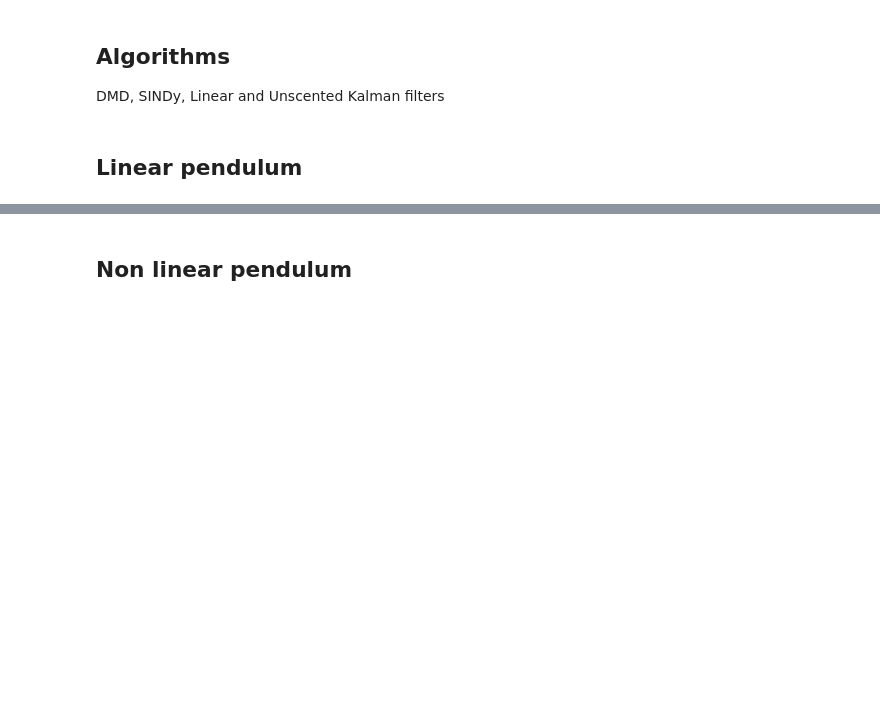
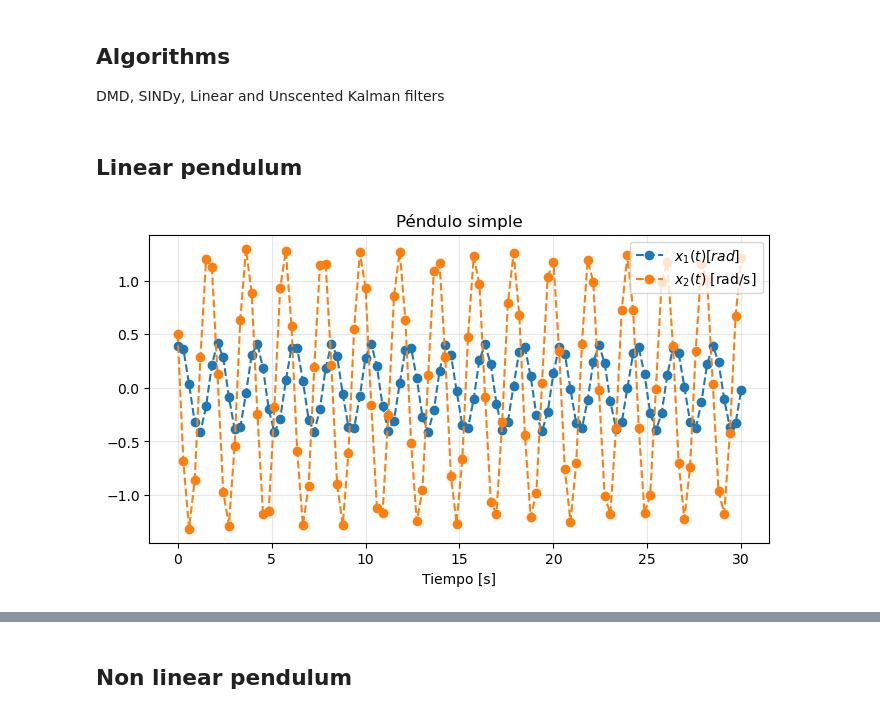
Before and after one commit to cnosa/Bayesian-Dynamical-Systems, a Jupyter notebook: Code/Galioto_Bayesian_sysyemID.ipynb, the cells around one changed output, grey strips where cells are left out. Drawn from its saved outputs; the diff is of its cells as text; code cells hidden in the pictures; blank space fills up the shorter version.

```diff
--- a/Code/Galioto_Bayesian_sysyemID.ipynb
+++ b/Code/Galioto_Bayesian_sysyemID.ipynb
@@ -219,3 +5,34 @@ plt.show()
 DMD, SINDy, Linear and Unscented Kalman filters
 # %% [markdown]
 ## Linear pendulum
+# %%
+import numpy as np
+from scipy.integrate import solve_ivp
+import matplotlib.pyplot as plt
+
+g = 9.81
+L = 1.0
+m = 1.0
+c = 0.005
+def pendulo_amortiguado(t, y):
+    theta, omega = y
+    dtheta_dt = omega
+    domega_dt = - (c / (m * L**2)) * omega - (g / L) * np.sin(theta)
+    return [dtheta_dt, domega_dt]
+theta0 = np.pi / 8
+omega0 = 0.5
+y0 = [theta0, omega0]
+t_span = (0, 30)
+t_eval = np.linspace(*t_span, 100)
+sol_LP = solve_ivp(pendulo_amortiguado, t_span, y0, t_eval=t_eval)
+plt.figure(figsize=(8,4))
+plt.plot(sol_LP.t, sol_LP.y[0], 'o--',label=r'$x_1(t) [rad]$')
+plt.plot(sol_LP.t, sol_LP.y[1], 'o--',label=r'$x_2(t)$ [rad/s]')
+plt.xlabel('Tiempo [s]')
+#plt.ylabel('Ángulo [rad]')
+plt.title('Péndulo simple')
+plt.legend()
+plt.grid(True,alpha=0.3)
+plt.show()
+# %% [output]
+[figure, added]
```
Also changed, not shown: parts of 5 cells of this notebook, 1 other file.
